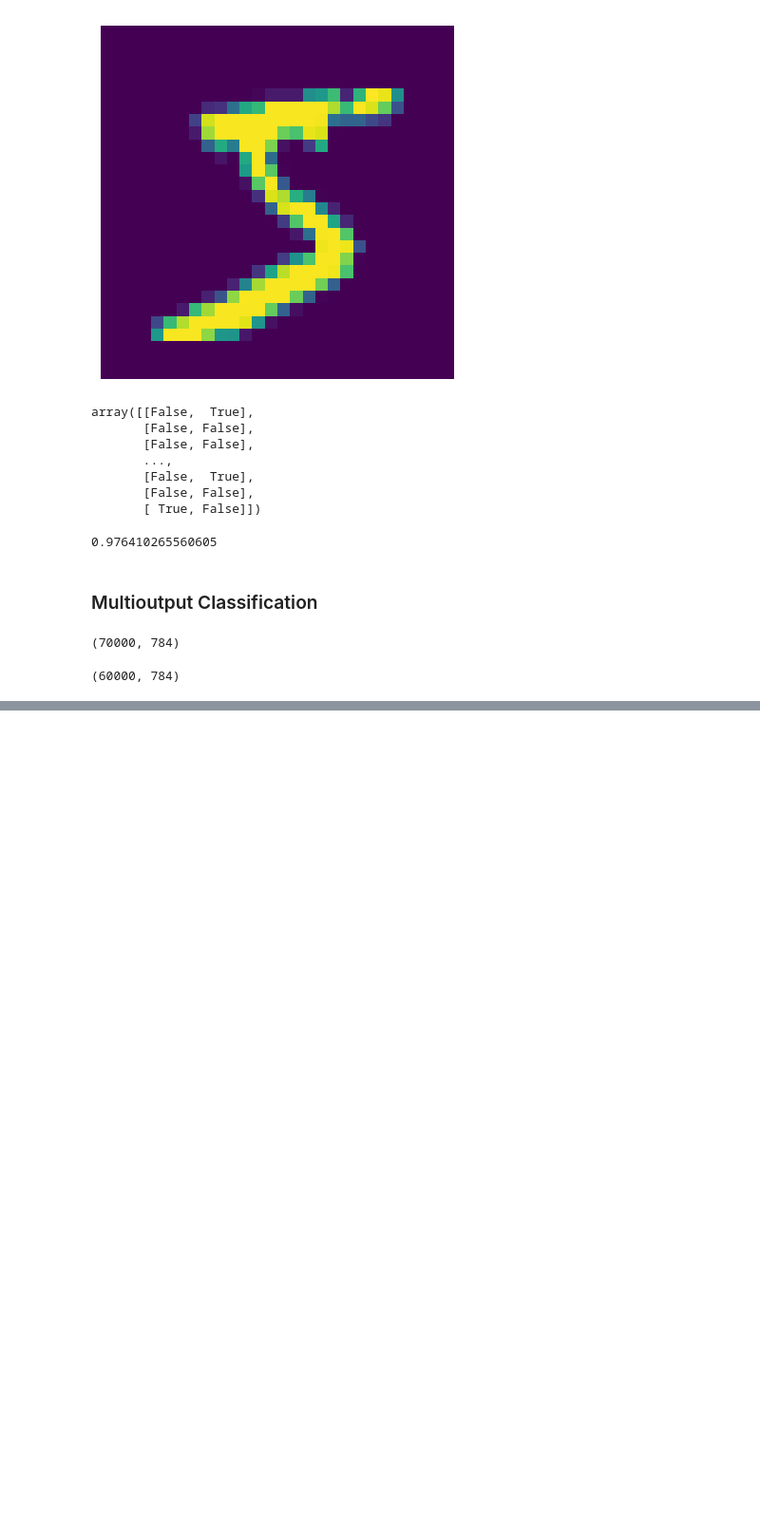
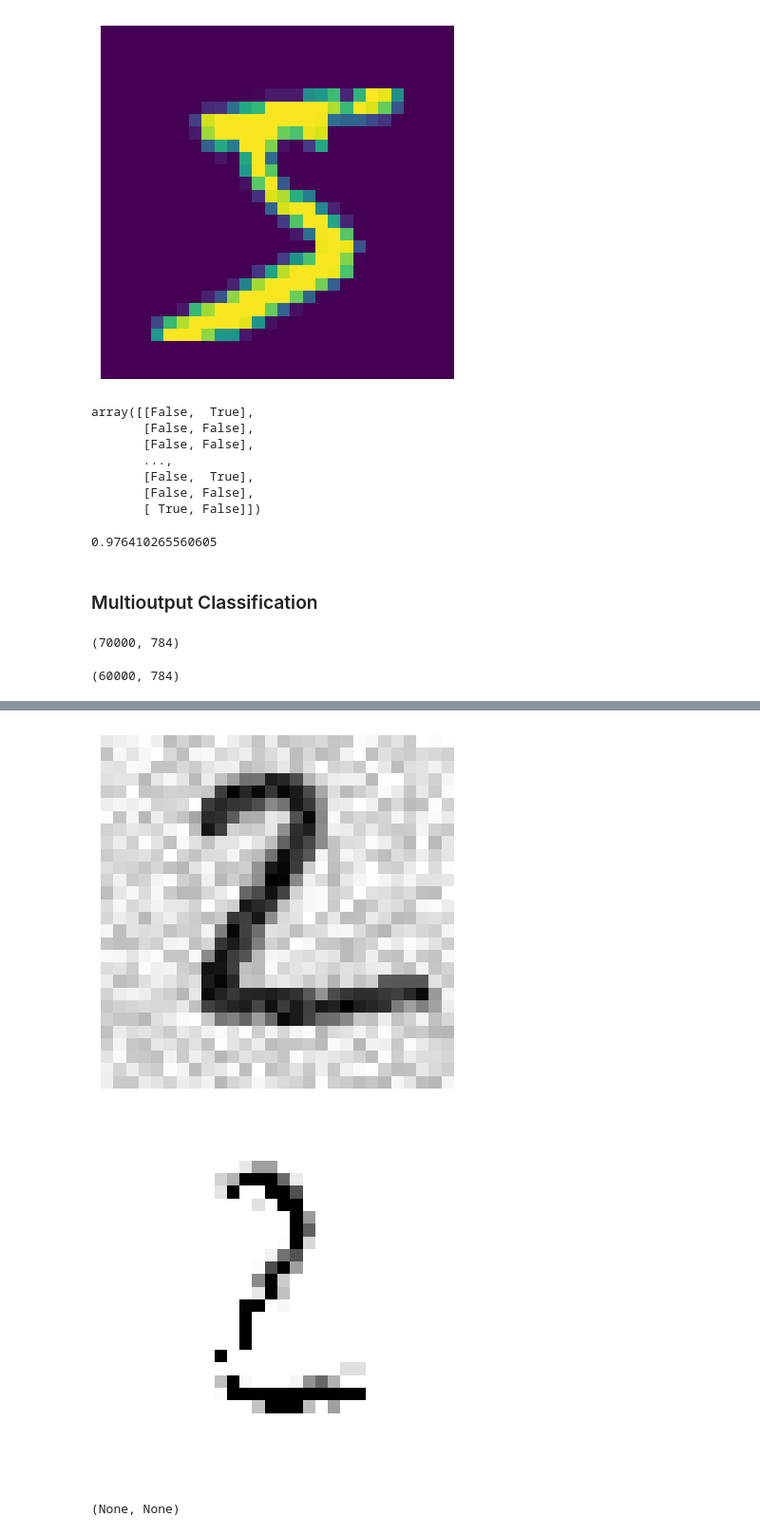
Before and after one commit to ARKA1112/HOML_AurelienG, a Jupyter notebook: chap3_classification.ipynb, the cells around one changed output, grey strips where cells are left out. Shown: that part at 95% size. Saved outputs shown, nothing was run; the diff lists cells and outputs as text; code cells hidden in the pictures; blank space fills up the shorter version.

```diff
--- a/chap3_classification.ipynb
+++ b/chap3_classification.ipynb
@@ -841,0 +876,4 @@ X_train.shape
+# %%
+#now we will modify the test data
+noise = np.random.randint(0,100, (len(X_test), 784)) #modifying according to the shape
+X_test_mod = X_test + noise
@@ -841,0 +891,15 @@ X_train.shape
+# %%
+pred = knn_clf.predict([X_test_mod[1]])
+# %%
+def plot_digit(data, index=0):
+    data = data[index].reshape(28,28)
+    plt.matshow(data, cmap='binary')
+    plt.axis('off')
+    plt.show()
+# %%
+
+plot_digit(X_test_mod, 1),plot_digit(pred)
+# %% [output]
+[figure, added]
+[figure, added]
+(None, None)
```
Also changed, not shown: parts of 7 cells of this notebook.
